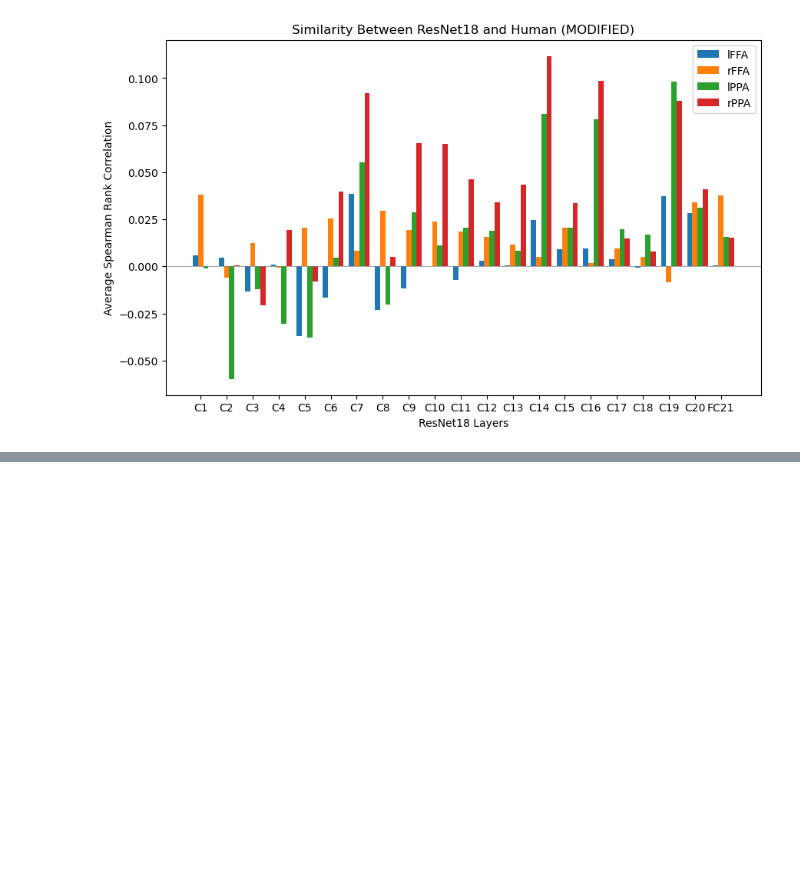
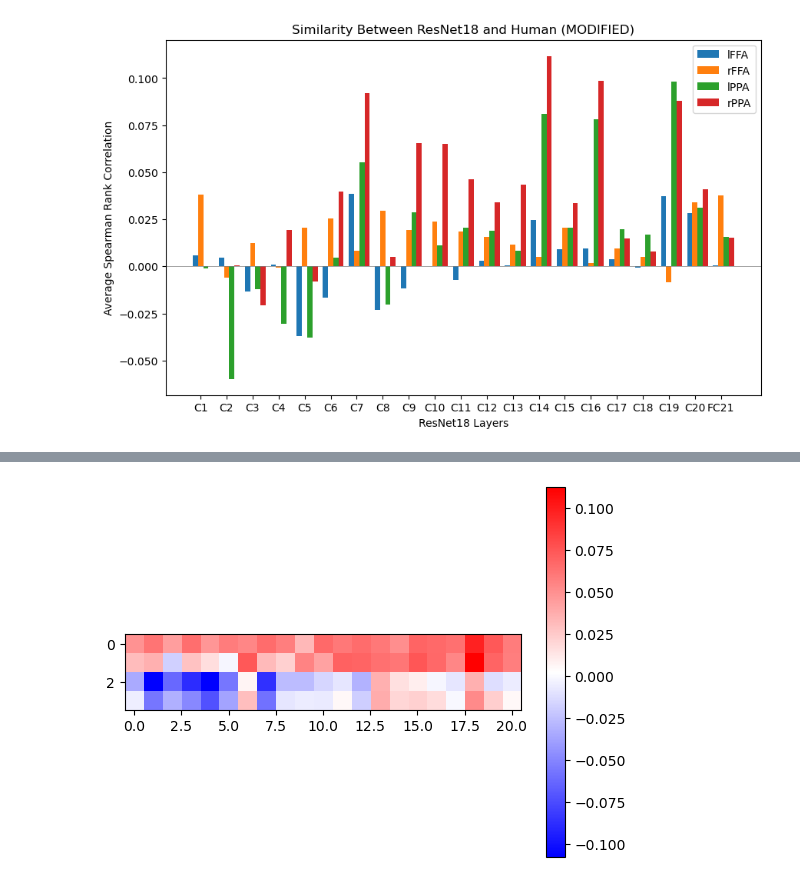
Before and after one commit to Olivia-Yoo/neuro140, a Jupyter notebook: code/comparison.ipynb, the cells around one changed output, grey strips where cells are left out. Cells and saved outputs as stored; diff of their text form; code cells hidden in the pictures; blank space fills up the shorter version.

```diff
--- a/code/comparison.ipynb
+++ b/code/comparison.ipynb
@@ -245,0 +328,5 @@ plt.show()
+# %%
+plt.imshow(rn18_map, cmap='bwr')
+plt.colorbar();
+# %% [output]
+[figure, added]
```
Also changed, not shown: parts of 62 cells of this notebook, 22 other files.
